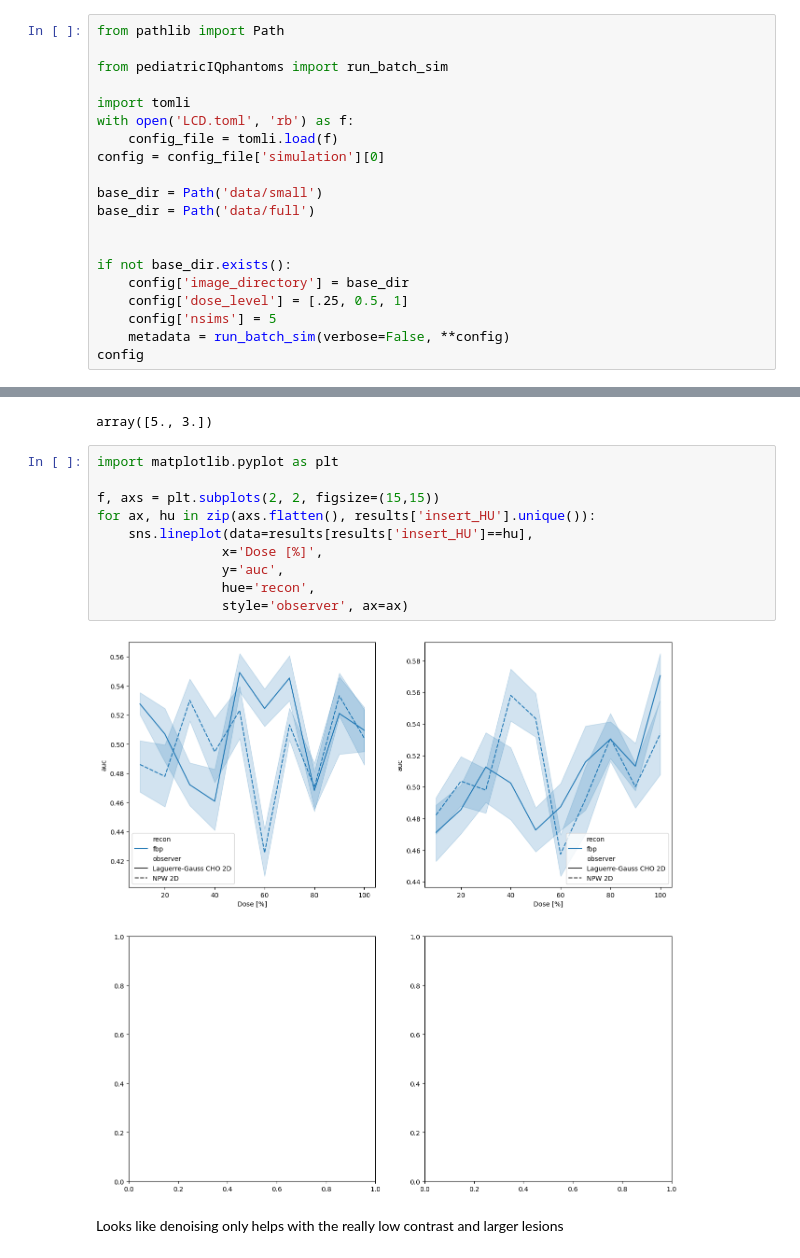
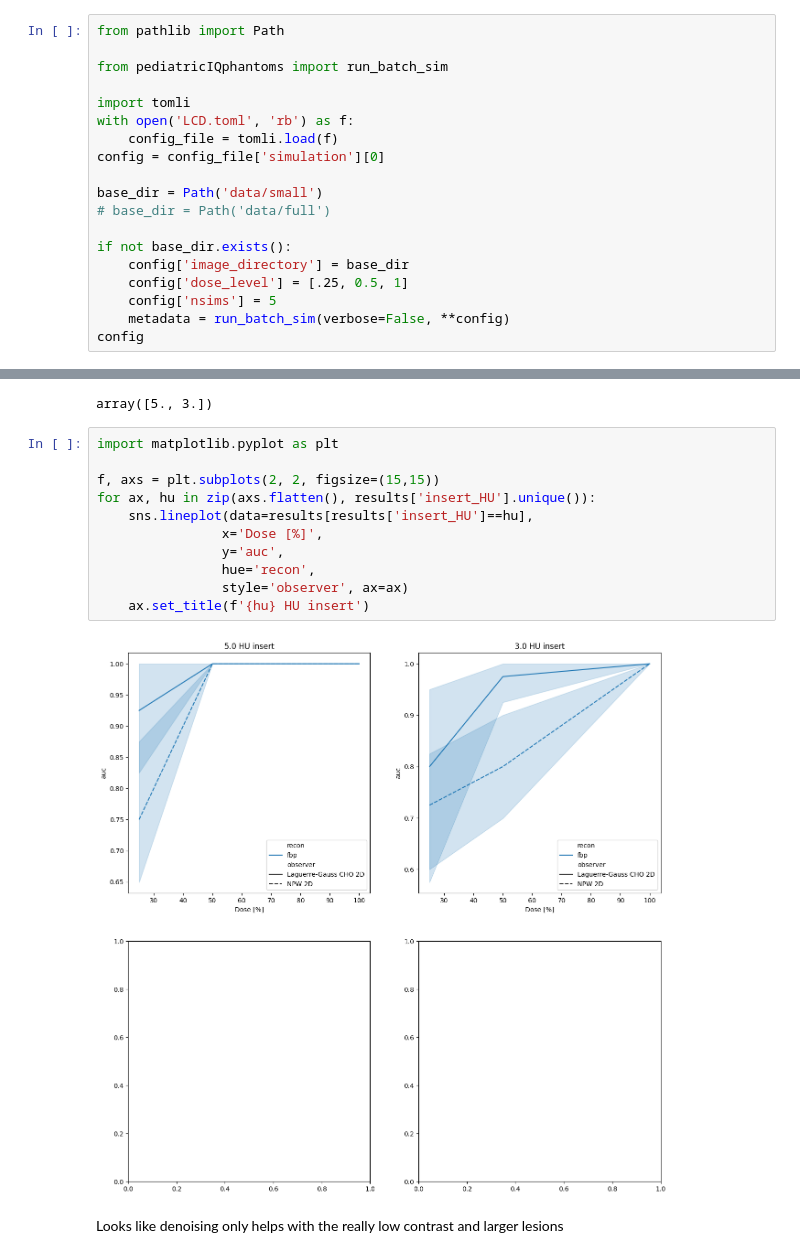
Before and after one commit to DIDSR/LCD_CT, a Jupyter notebook: notebooks/00_task_performance.ipynb, the cells around one changed output, grey strips where cells are left out. Cells and saved outputs as stored; diff of their text form.

```diff
--- a/notebooks/00_task_performance.ipynb
+++ b/notebooks/00_task_performance.ipynb
@@ -76,8 +76,7 @@ with open('LCD.toml', 'rb') as f:
 config = config_file['simulation'][0]
 
 base_dir = Path('data/small')
-base_dir = Path('data/full')
-
+# base_dir = Path('data/full')
 
 if not base_dir.exists():
     config['image_directory'] = base_dir
@@ -323,14 +470,15 @@ array([5., 3.])
 # %%
 import matplotlib.pyplot as plt
 
 f, axs = plt.subplots(2, 2, figsize=(15,15))
 for ax, hu in zip(axs.flatten(), results['insert_HU'].unique()):
     sns.lineplot(data=results[results['insert_HU']==hu],
                 x='Dose [%]',
                 y='auc',
                 hue='recon',
                 style='observer', ax=ax)
+    ax.set_title(f'{hu} HU insert')
 # %% [output]
-[figure, old version]
+[figure, new version]
 # %% [markdown]
 Looks like denoising only helps with the really low contrast and larger lesions
```
Also changed, not shown: parts of 19 cells of this notebook, 1 other file.
